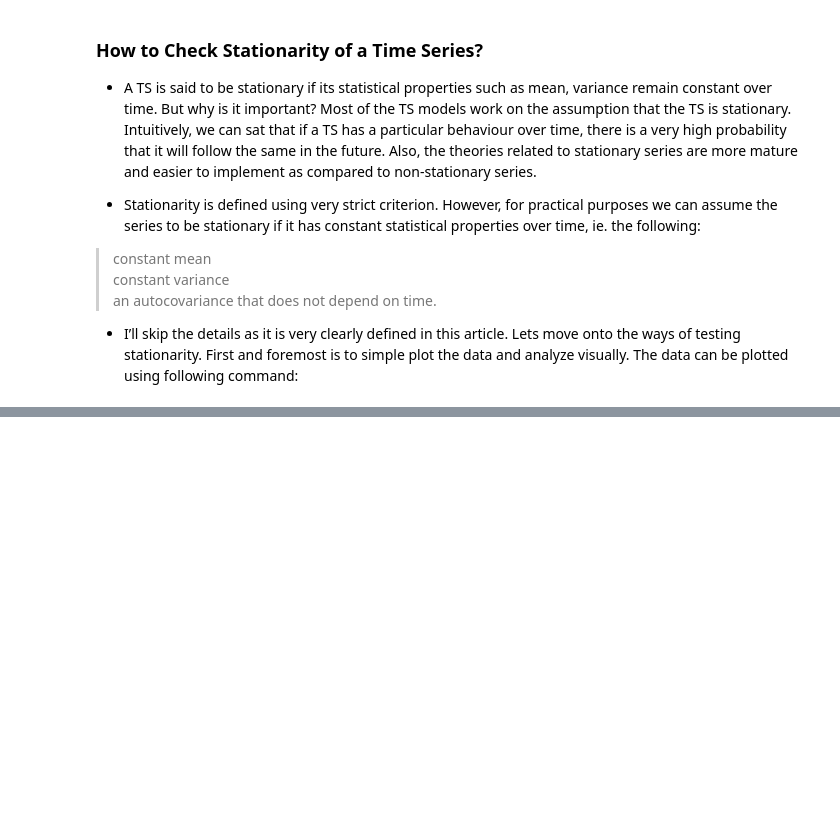
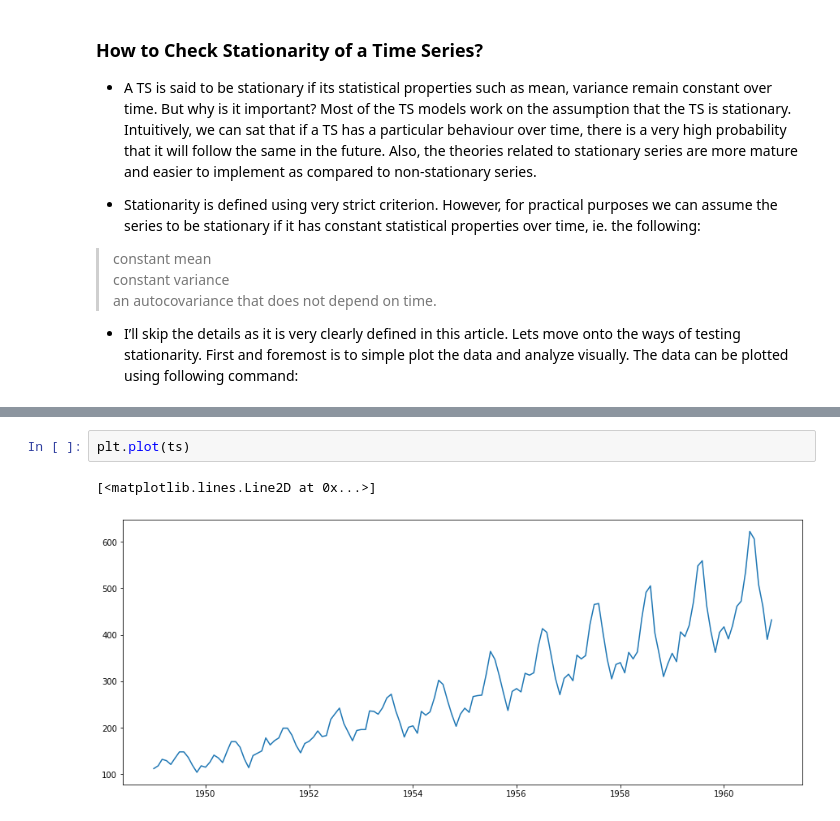
Before and after one commit to mkmritunjay/machineLearning, a Jupyter notebook: ARIMA.ipynb, the cells around one changed output, grey strips where cells are left out. Drawn from its saved outputs; the diff is of its cells as text; blank space fills up the shorter version.

```diff
--- a/ARIMA.ipynb
+++ b/ARIMA.ipynb
@@ -429,0 +526,5 @@ fig = result.plot() #if you just add.plot() to result it'll give dual plots
+# %%
+plt.plot(ts)
+# %% [output]
+[<matplotlib.lines.Line2D at 0x...>]
+[figure, added]
```
Also changed, not shown: parts of 14 cells of this notebook.
